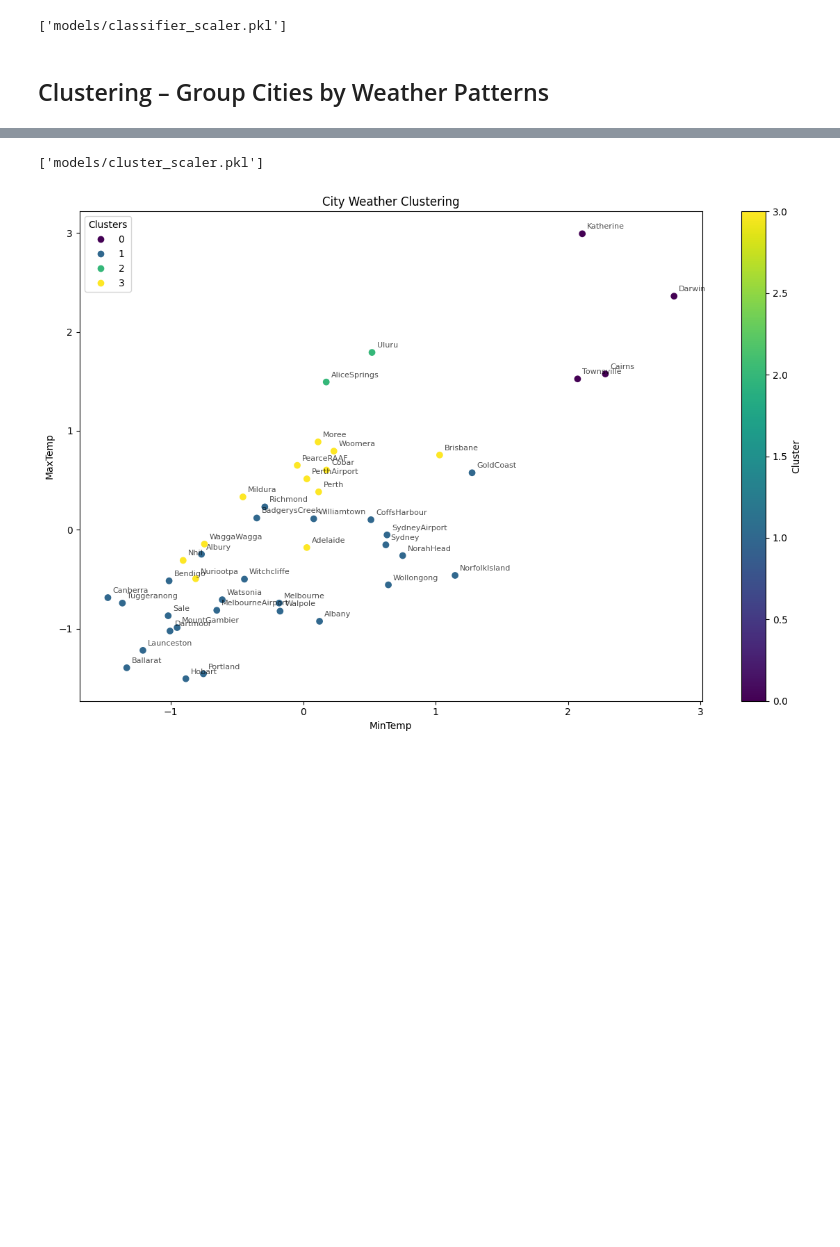
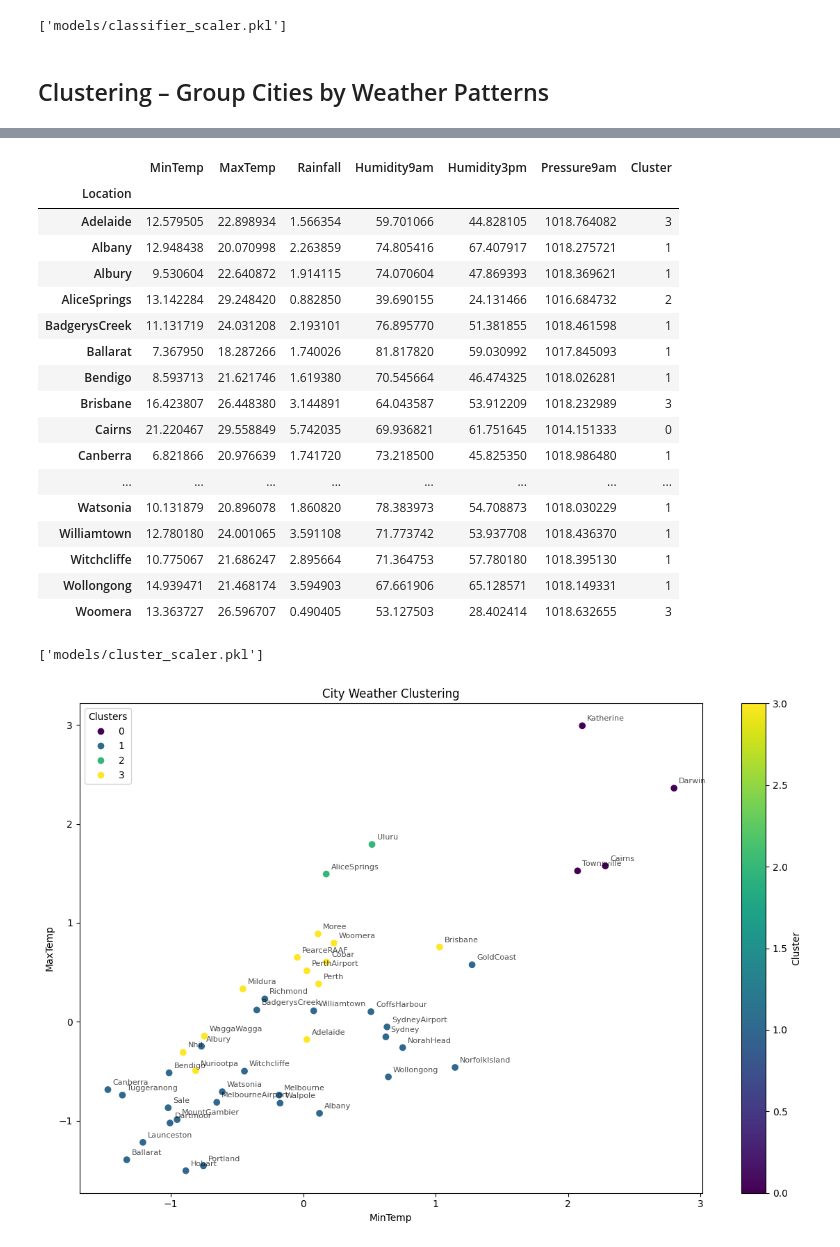
Before and after one commit to divesthetic14/weather-pattern-recognition, a Jupyter notebook: weather-pattern-recognition.ipynb, the cells around one changed output, grey strips where cells are left out. Drawn from its saved outputs; the diff is of its cells as text; code cells hidden in the pictures; blank space fills up the shorter version.

```diff
--- a/weather-pattern-recognition.ipynb
+++ b/weather-pattern-recognition.ipynb
@@ -352,6 +395,27 @@ scaled_data = scaler.fit_transform(df_grouped)
 # Apply KMeans
 kmeans = KMeans(n_clusters=4, random_state=42)
 df_grouped["Cluster"] = kmeans.fit_predict(scaled_data)
+# %%
+df_grouped
+# %% [output]
+|  | MinTemp | MaxTemp | Rainfall | Humidity9am | Humidity3pm | Pressure9am | Cluster |
+| Location |  |  |  |  |  |  |  |
+| Adelaide | 12.579505 | 22.898934 | 1.566354 | 59.701066 | 44.828105 | 1018.764082 | 3 |
+| Albany | 12.948438 | 20.070998 | 2.263859 | 74.805416 | 67.407917 | 1018.275721 | 1 |
+| Albury | 9.530604 | 22.640872 | 1.914115 | 74.070604 | 47.869393 | 1018.369621 | 1 |
+| AliceSprings | 13.142284 | 29.248420 | 0.882850 | 39.690155 | 24.131466 | 1016.684732 | 2 |
+| BadgerysCreek | 11.131719 | 24.031208 | 2.193101 | 76.895770 | 51.381855 | 1018.461598 | 1 |
+| Ballarat | 7.367950 | 18.287266 | 1.740026 | 81.817820 | 59.030992 | 1017.845093 | 1 |
+| Bendigo | 8.593713 | 21.621746 | 1.619380 | 70.545664 | 46.474325 | 1018.026281 | 1 |
+| Brisbane | 16.423807 | 26.448380 | 3.144891 | 64.043587 | 53.912209 | 1018.232989 | 3 |
+| Cairns | 21.220467 | 29.558849 | 5.742035 | 69.936821 | 61.751645 | 1014.151333 | 0 |
+| Canberra | 6.821866 | 20.976639 | 1.741720 | 73.218500 | 45.825350 | 1018.986480 | 1 |
+| ... | ... | ... | ... | ... | ... | ... | ... |
+| Watsonia | 10.131879 | 20.896078 | 1.860820 | 78.383973 | 54.708873 | 1018.030229 | 1 |
+| Williamtown | 12.780180 | 24.001065 | 3.591108 | 71.773742 | 53.937708 | 1018.436370 | 1 |
+| Witchcliffe | 10.775067 | 21.686247 | 2.895664 | 71.364753 | 57.780180 | 1018.395130 | 1 |
+| Wollongong | 14.939471 | 21.468174 | 3.594903 | 67.661906 | 65.128571 | 1018.149331 | 1 |
+| Woomera | 13.363727 | 26.596707 | 0.490405 | 53.127503 | 28.402414 | 1018.632655 | 3 |
 # %%
 # Save clustering model
 joblib.dump(kmeans, "models/kmeans_weather.pkl")
```
Also changed, not shown: parts of 13 cells of this notebook, 36 other files.
